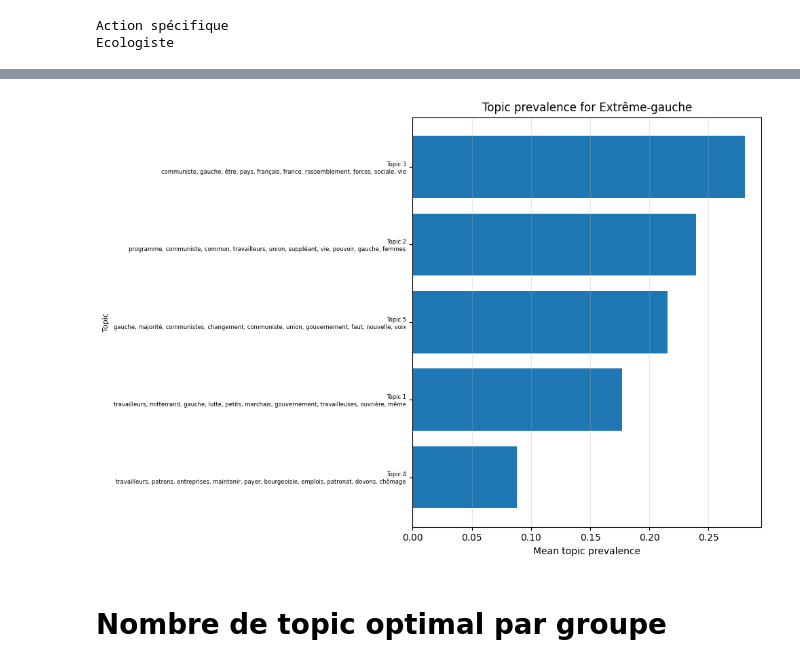
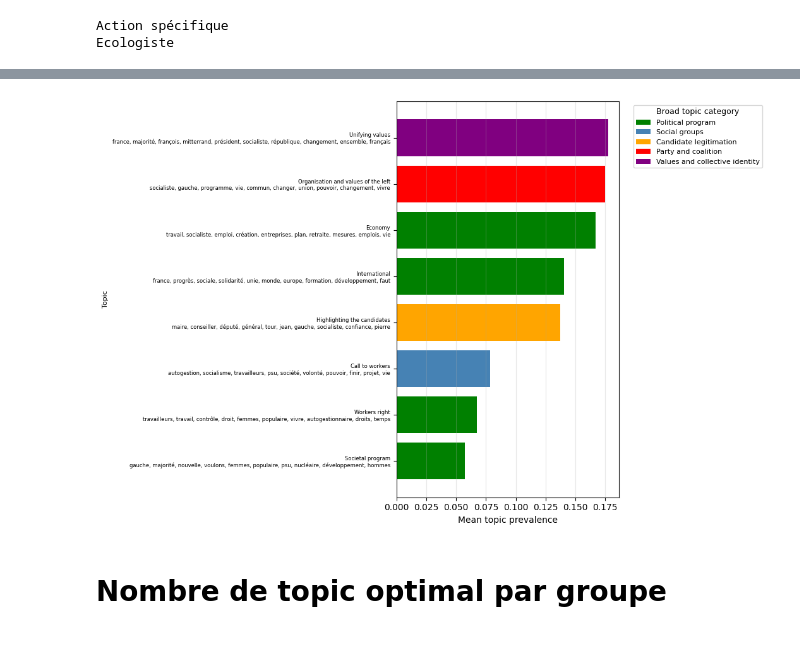
Before and after one commit to lecoqm/NLP, a Jupyter notebook: LDA.ipynb, the cells around one changed output, grey strips where cells are left out. Drawn from its saved outputs; the diff is of its cells as text; code cells hidden in the pictures.

Commit message:
topic prevalence , add charts

```diff
--- a/LDA.ipynb
+++ b/LDA.ipynb
@@ -66,7 +66,7 @@ for groupe in df['groupe'].unique():
     vectorizer_groupe = CountVectorizer(max_features=200, max_df=0.95, min_df=2, stop_words=stopwords)
     vectorizer_groupe.fit(df_groupe['text'].to_list())
     df_groupe_counts = vectorizer_groupe.transform(df_groupe['text'])
-    lda_groupe = LDA(n_components=5 , max_iter=30, random_state=0)
+    lda_groupe = LDA(n_components=8 , max_iter=30, random_state=0)
     lda_groupe.fit(df_groupe_counts)
     dict[groupe] = (vectorizer_groupe, lda_groupe)
 # %% [output]
@@ -233,8 +287,44 @@ def plot_topic_prevalence_for_group(group, data):
     plt.tight_layout()
     plt.show()
 # %%
-plot_topic_prevalence_for_group("Extrême-gauche", topic_prevalence_df)
+topic_names = {
+    1: "Organisation and values of the left",
+    2: "Highlighting the candidates",
+    3: "Economy",
+    4: "Workers right",
+    5: "Unifying values",
+    6: "Call to workers",
+    7: "International",
+    8: "Societal program"
+}
+
+topic_categories = {
+    1: "Party and coalition",
+    2: "Candidate legitimation",
+    3: "Political program",
+    4: "Political program",
+    5: "Values and collective identity",
+    6: "Social groups",
+    7: "Political program",
+    8: "Political program"
+}
+
+category_colors = {
+    "Party and coalition": "red",
+    "Candidate legitimation": "orange",
+    "Political program": "green",
+    "Social groups": "steelblue",
+    "Values and collective identity": "purple",
+}
+
+plot_topic_prevalence_for_group(
+    group="Gauche",
+    data=topic_prevalence_df,
+    topic_names=topic_names,
+    topic_categories=topic_categories,
+    category_colors=category_colors
+)
 # %% [output]
-[figure, old version]
+[figure, new version]
 # %% [markdown]
 # Nombre de topic optimal par groupe
```
Also changed, not shown: parts of 3 cells of this notebook, 1 other file.
